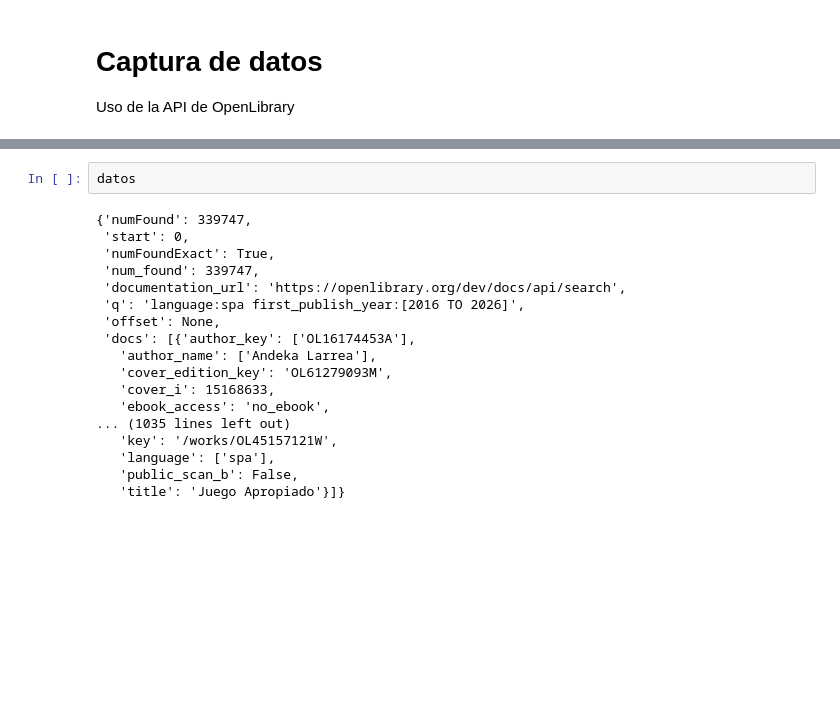
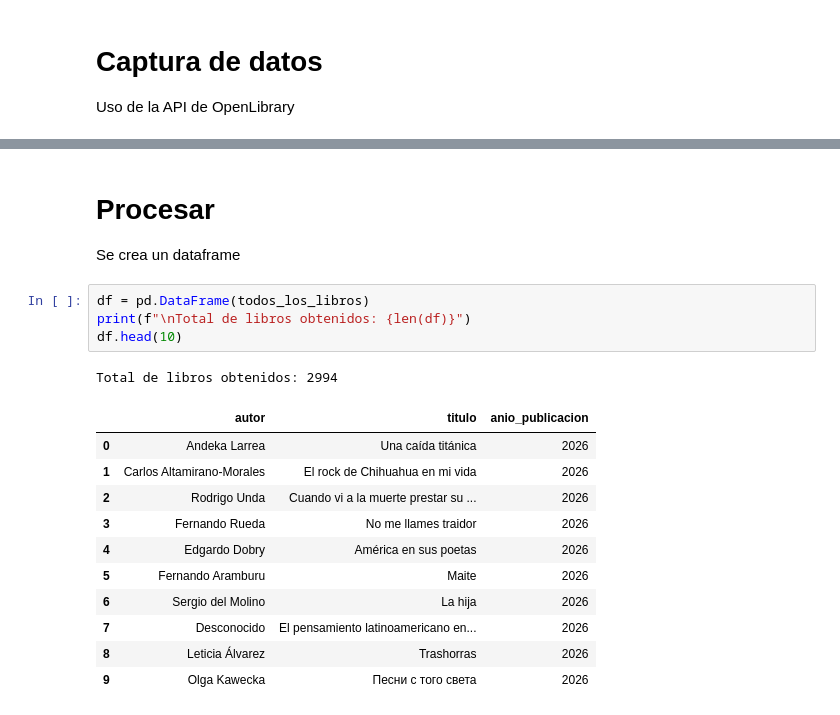
Before and after one commit to juancbaena/curso-python-humanidades-digitales, a Jupyter notebook: dia-5/proyecto_integrador_Baena.ipynb, the cells around one changed output, grey strips where cells are left out. Cells and saved outputs as stored; diff of their text form; blank space fills up the shorter version.

```diff
--- a/dia-5/proyecto_integrador_Baena.ipynb
+++ b/dia-5/proyecto_integrador_Baena.ipynb
@@ -56,20 +83,20 @@ Mostrando 100 resultados en esta página.
-# %%
-datos
-# %% [output]
-{'numFound': 339747,
- 'start': 0,
- 'numFoundExact': True,
- 'num_found': 339747,
- 'documentation_url': 'https://openlibrary.org/dev/docs/api/search',
- 'q': 'language:spa first_publish_year:[2016 TO 2026]',
- 'offset': None,
- 'docs': [{'author_key': ['OL16174453A'],
-   'author_name': ['Andeka Larrea'],
-   'cover_edition_key': 'OL61279093M',
-   'cover_i': 15168633,
-   'ebook_access': 'no_ebook',
-... (1035 lines left out)
-   'key': '/works/OL45157121W',
-   'language': ['spa'],
-   'public_scan_b': False,
-   'title': 'Juego Apropiado'}]}
+# %% [markdown]
+# Procesar
+Se crea un dataframe
+# %%
+df = pd.DataFrame(todos_los_libros)
+print(f"\nTotal de libros obtenidos: {len(df)}")
+df.head(10)
+# %% [output]
+Total de libros obtenidos: 2994
+|  | autor | titulo | anio_publicacion |
+| 0 | Andeka Larrea | Una caída titánica | 2026 |
+| 1 | Carlos Altamirano-Morales | El rock de Chihuahua en mi vida | 2026 |
+| 2 | Rodrigo Unda | Cuando vi a la muerte prestar su ... | 2026 |
+| 3 | Fernando Rueda | No me llames traidor | 2026 |
+| 4 | Edgardo Dobry | América en sus poetas | 2026 |
+| 5 | Fernando Aramburu | Maite | 2026 |
+| 6 | Sergio del Molino | La hija | 2026 |
+| 7 | Desconocido | El pensamiento latinoamericano en... | 2026 |
+| 8 | Leticia Álvarez | Trashorras | 2026 |
+| 9 | Olga Kawecka | Песни с того света | 2026 |
```
Also changed, not shown: parts of 11 cells of this notebook, 1 other file.
